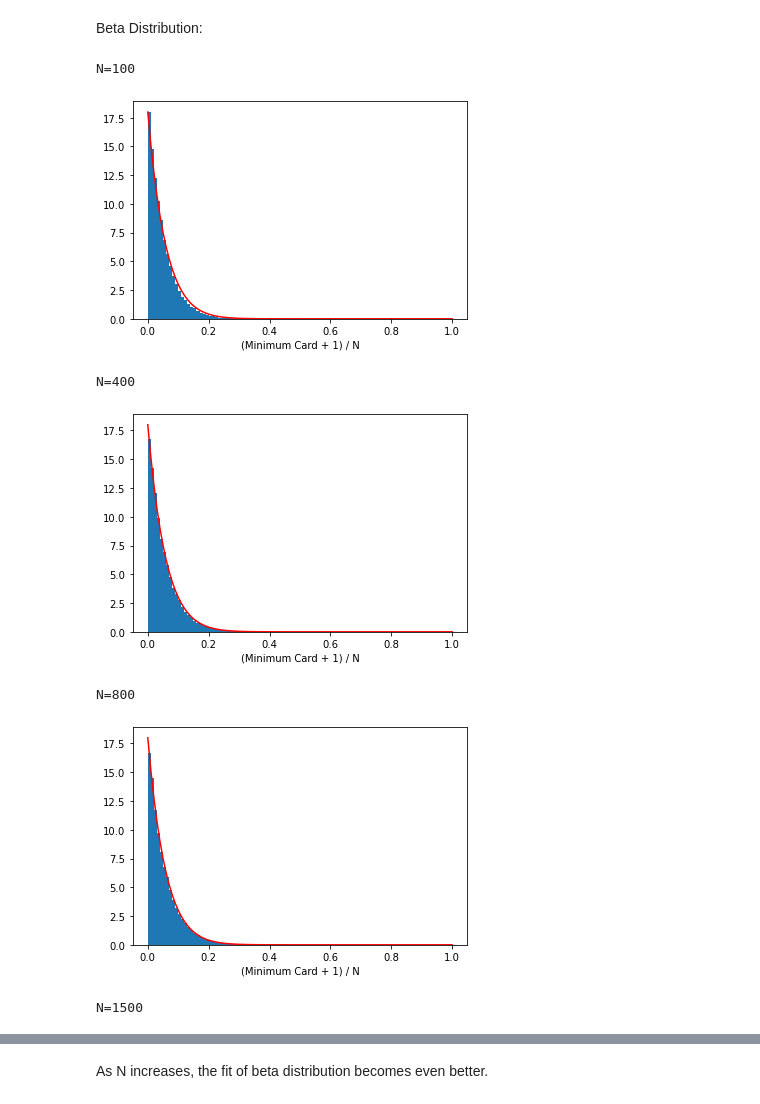
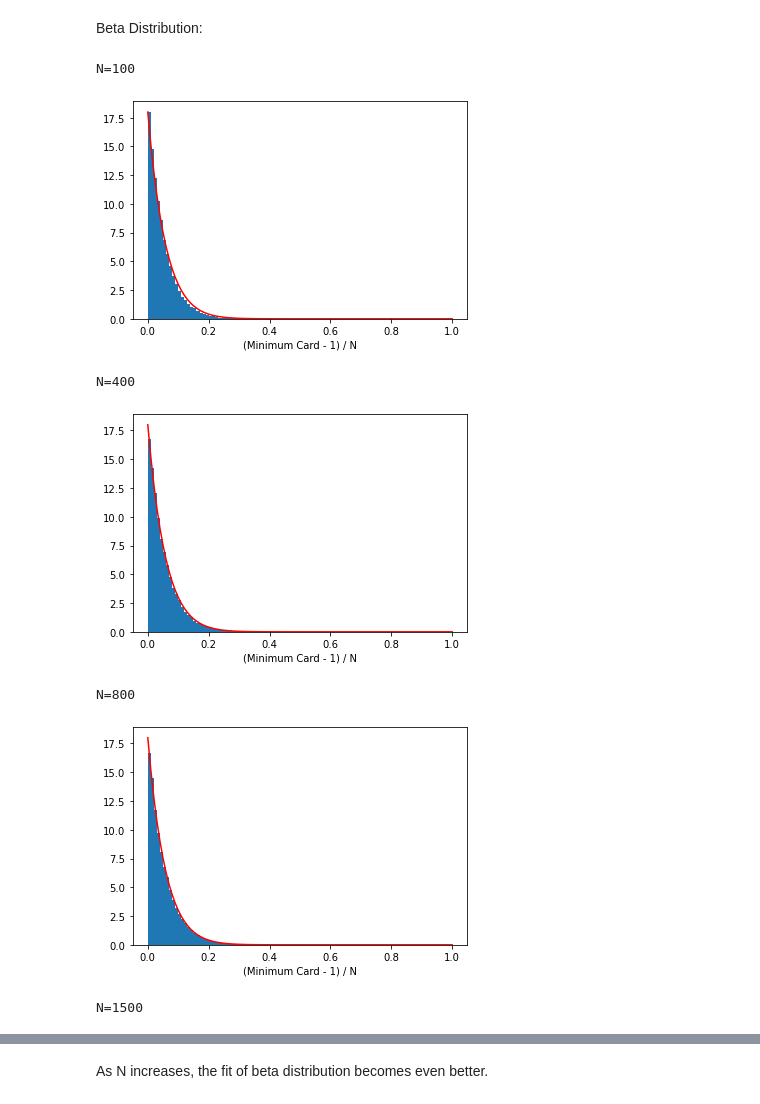
Before and after one commit to UCB-stat-201a-fall23/projectno1-themind-lewinsohndp, a Jupyter notebook: Project01-TheMind.ipynb, the cells around one changed output, grey strips where cells are left out. Cells and saved outputs as stored; diff of their text form; code cells hidden in the pictures.

```diff
--- a/Project01-TheMind.ipynb
+++ b/Project01-TheMind.ipynb
@@ -211,3 +211,29 @@ plt.show()
 [figure]
 # %% [markdown]
 The Orange dots are the mean gaps between consecutive cards from different players and the blue dots are the mean gaps between consecutive cards not worrying about players. As you increase the number of players or increase the number of cards per player, the mean gap size goes down. The average gap size between different players is most different from the average gap size between any card at lower numbers of players and cards per player. At these lower numbers of cards per player and players, the gap size between cards of different players is generally smaller than the gap size between any two cards.
+# %%
+# vary N
+mean_same = []
+mean_dif = []
+np.random.seed(10)
+
+sims=1000
+n_cards = 3
+n_players = 6
+# vary n
+for N in range(100, 5000, 50):
+    gaps_diff = []
+    gaps_same = []
+    for i in range(sims):
+        cards = sample_cards(N, n_players, n_cards)
+        gaps_diff.append(calculate_different_gaps(cards, n_cards))
+        gaps_same.append(get_max_gap(cards.flatten()))
+
+    mean_same.append(np.mean(gaps_same))
+    mean_dif.append(np.mean(gaps_diff))
+
+plt.scatter(range(100, 5000, 50), mean_same)
+plt.scatter(range(100, 5000, 50), mean_dif)
+plt.xlabel('Number of Cards')
+plt.ylabel('Mean Gap between consecutive cards')
+plt.show()
@@ -363,24 +391,24 @@ Beta Distribution:
 # %%
 np.random.seed(10)
 
 for N in [100, 400, 800, 1500]:
     sims = 50000
     mins = np.zeros(sims)
     print('N=' + str(N))
     for i in range(sims):
         cards = sample_cards(N, 6, 3)
         mins[i] = np.min(cards)
         #mins[i] = np.sort(cards.flatten())[1]
 
     plt.plot(np.arange(0,1.01, step=.01), beta.pdf(np.arange(0,1.01, step=.01),1, 18+1-1), c='red')
     plt.hist((mins-1)/N, density=True, bins=np.arange(0,1.01, step=.01))
-    plt.xlabel('(Minimum Card + 1) / N')
+    plt.xlabel('(Minimum Card - 1) / N')
     plt.show()
 # %% [output]
 N=100
-[figure, old version]
+[figure, new version]
 N=400
-[figure, old version]
+[figure, new version]
 N=800
-[figure, old version]
+[figure, new version]
 N=1500
```
Also changed, not shown: parts of 6 cells of this notebook.
